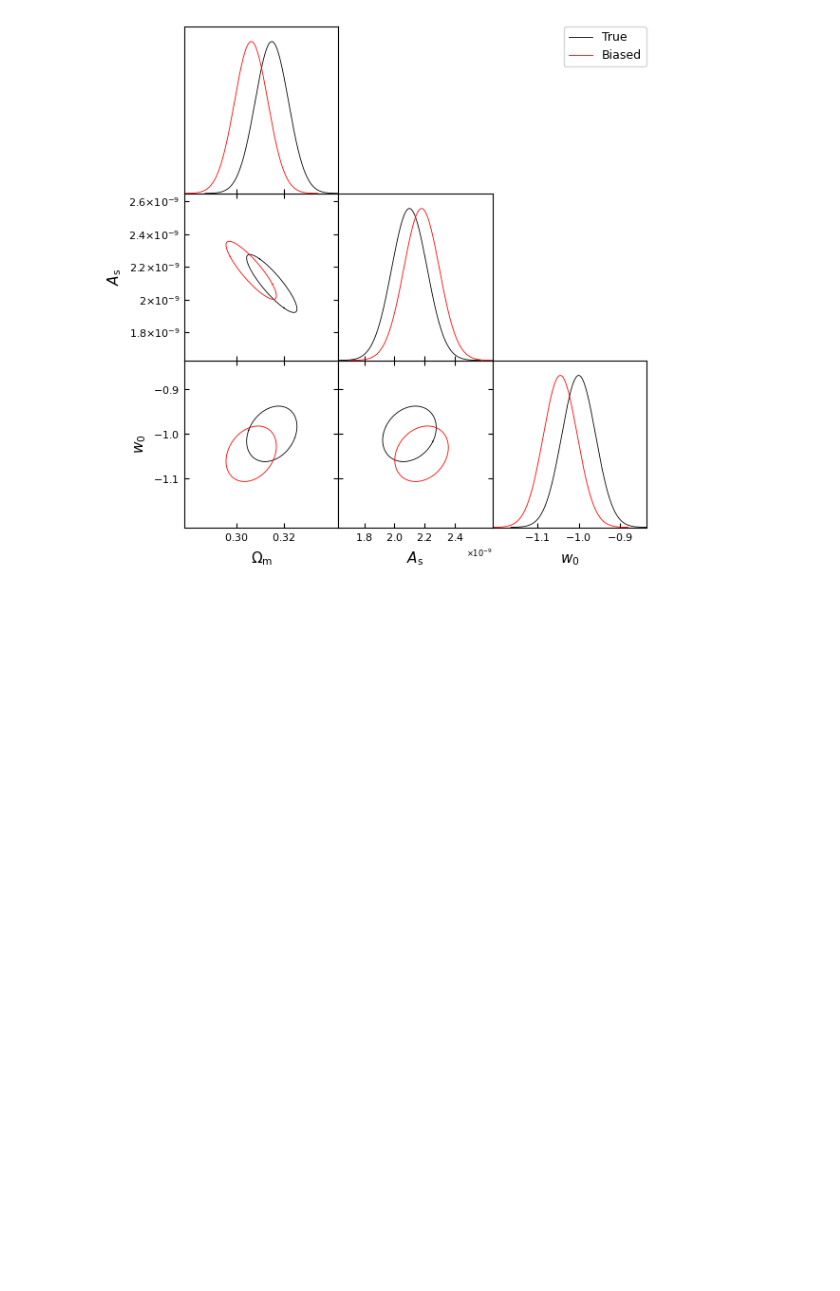
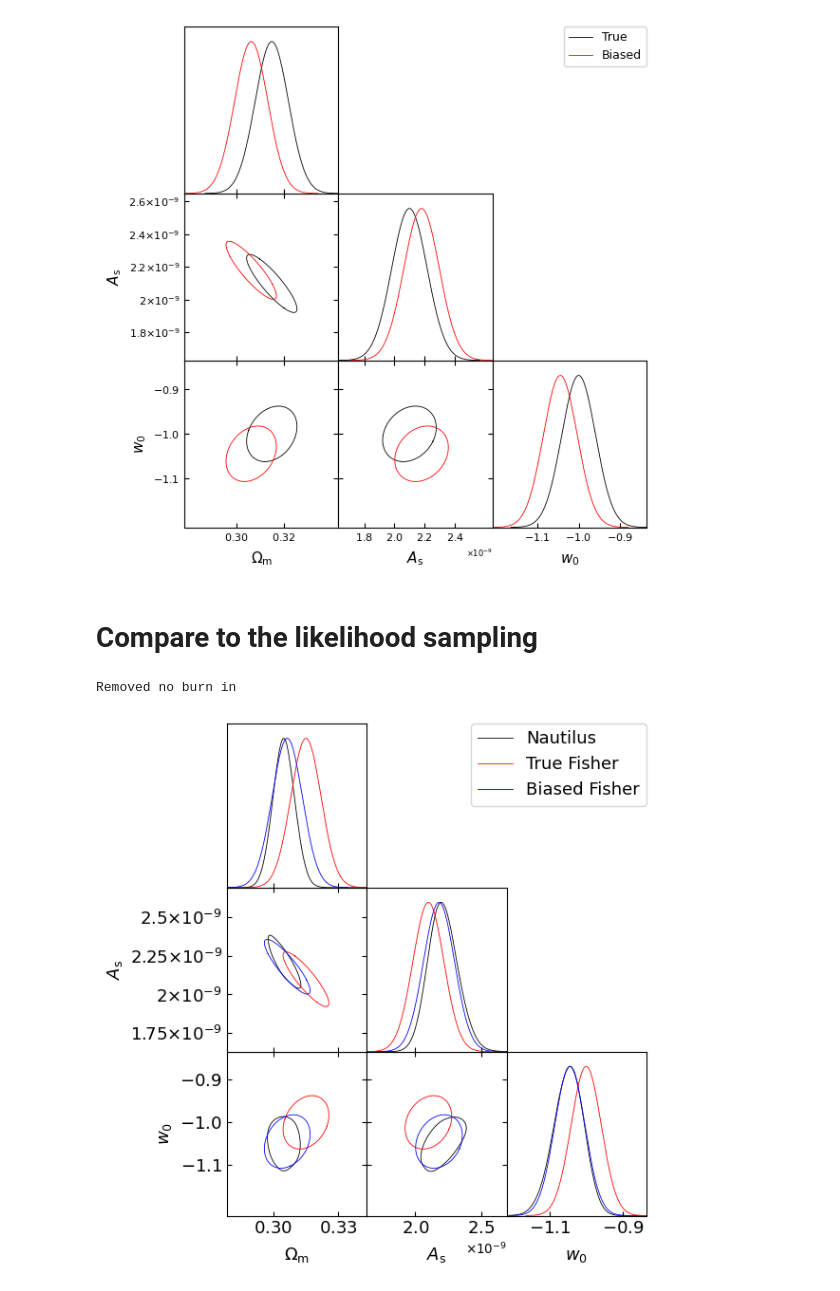
Before and after one commit to chrgeorgiou/CS_Fisher, a Jupyter notebook: notebooks/fisher_AIA_bias.ipynb, the cells around one changed output. Saved outputs shown, nothing was run; the diff lists cells and outputs as text; code cells hidden in the pictures; blank space fills up the shorter version.

```diff
--- a/notebooks/fisher_AIA_bias.ipynb
+++ b/notebooks/fisher_AIA_bias.ipynb
@@ -137,0 +127,15 @@ print(delta_Om, delta_A_s, delta_w0)
+# %%
+f_theta_AIA = np.zeros(len(fm.parameters)-1)
+i=0
+for ip, p in enumerate(fm.parameters):
+    if p=='A_IA':
+        continue
+    f_theta_AIA[i] = fm[p, 'A_IA'][0,1]
+    i += 1
+f_fixed = fm.fix_parameters(['A_IA'])
+
+delta_theta = f_fixed.covariance.dot(f_theta_AIA)*fm.A_IA
+
+for ip, p in enumerate(fm.parameters):
+    if p=='A_IA': continue
+    print(f'{p} bias: {delta_theta[ip]}')
@@ -189,3 +170,55 @@ g.settings.num_plot_contours = 1
 g.triangle_plot([f_true, f_biased], legend_labels=['True', 'Biased'], filled=False)
 # %% [output]
 [figure]
+# %% [markdown]
+# Compare to the likelihood sampling
+# %%
+from nautilus import Prior, Sampler
+from scipy.stats import norm
+
+filename = '../validation/IA_bias_validation.hdf5'
+
+# Priors
+prior = Prior()
+
+for ip, p in enumerate(config.sampling_validation.keys()):
+    if config.sampling_validation[p] is None:
+        continue
+    elif p=='delta_z':
+        for i in range(N_z_bins):
+            prior.add_parameter(f'dz_{i + 1}', dist=norm(loc=0.0,
+                scale=config.redshift_distributions.sources.sigma_delta_z*(1 + mean_z[i])))
+    elif len(config.sampling_validation[p]) == 2:
+        prior.add_parameter(p, dist=tuple(config.sampling_validation[p]))
+    else:
+        raise ValueError(f'Input parameter in config file had problem: {p}')
+
+sampler = Sampler(prior, lambda x: 1., filepath=filename)
+
+points, log_w, log_l = sampler.posterior()
+ndim = points.shape[1]
+
+resized_points = points.copy()
+resized_points[:,1] *= 1e-9
+gd_samples_nautilus = MCSamples(samples=resized_points,
+                                 weights=np.exp(log_w),
+                                 loglikes=log_l,
+                                 names = fm_no_AIA.parameters,
+                                 labels = [x.strip('$') for x in fm_no_AIA.latex_parameters],
+                                 label='Nautilus',
+                                 sampler='nested')
+# %% [output]
+Removed no burn in
+# %%
+# Triangle plot
+g = plots.get_subplot_plotter()
+
+g.settings.legend_fontsize = 16
+g.settings.axes_labelsize = 16
+g.settings.axes_fontsize = 16
+g.settings.num_plot_contours = 1
+g.triangle_plot([gd_samples_nautilus, f_true, f_biased],
+                legend_labels=['Nautilus', 'True Fisher', 'Biased Fisher'])
+#g.export('../output/DESC_vanilla_validation.pdf')
+# %% [output]
+[figure, added]
```
Also changed, not shown: parts of 10 cells of this notebook, 4 other files.
